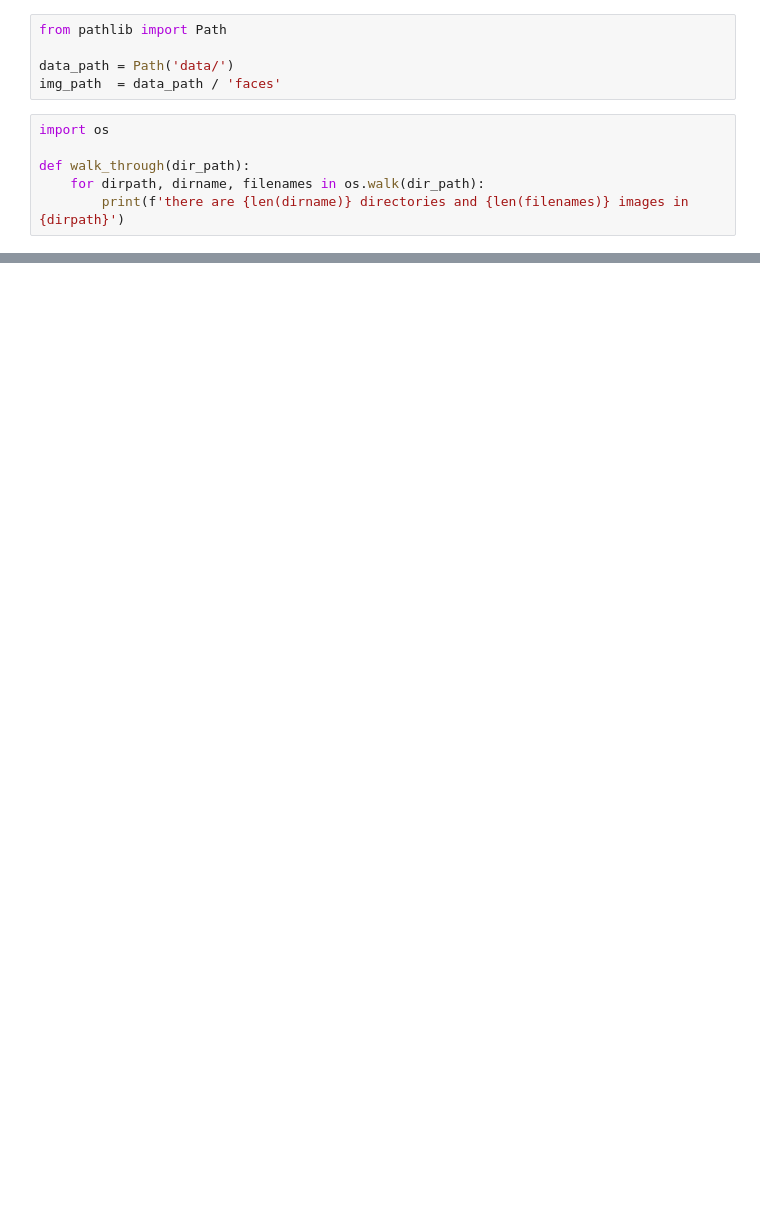
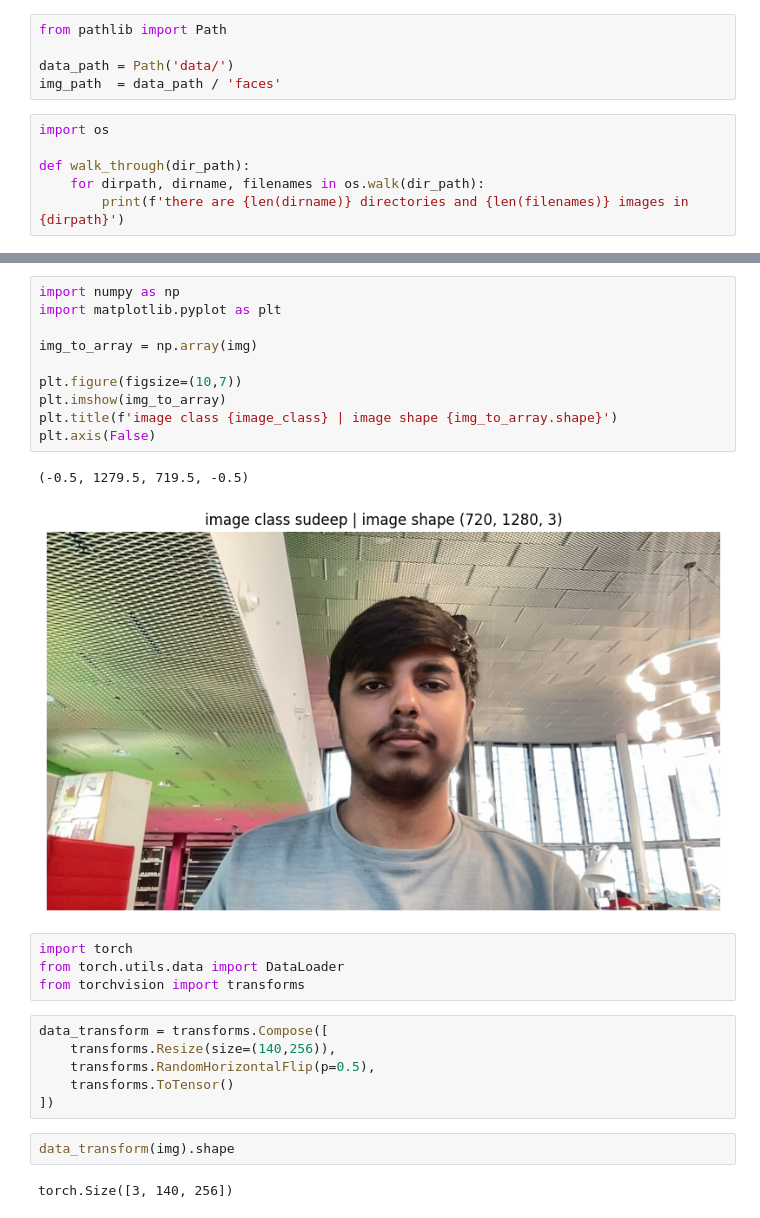
Before and after one commit to sudeep-sp/Face_Dectection_adv, a Jupyter notebook: face.ipynb, the cells around one changed output, grey strips where cells are left out. Drawn from its saved outputs; the diff is of its cells as text; blank space fills up the shorter version.

```diff
--- a/face.ipynb
+++ b/face.ipynb
@@ -27,0 +56,27 @@ import random
+# %%
+import numpy as np
+import matplotlib.pyplot as plt
+
+img_to_array = np.array(img)
+
+plt.figure(figsize=(10,7))
+plt.imshow(img_to_array)
+plt.title(f'image class {image_class} | image shape {img_to_array.shape}')
+plt.axis(False)
+# %% [output]
+(-0.5, 1279.5, 719.5, -0.5)
+[figure, added]
+# %%
+import torch
+from torch.utils.data import DataLoader
+from torchvision import transforms
+# %%
+data_transform = transforms.Compose([
+    transforms.Resize(size=(140,256)),
+    transforms.RandomHorizontalFlip(p=0.5),
+    transforms.ToTensor()
+])
+# %%
+data_transform(img).shape
+# %% [output]
+torch.Size([3, 140, 256])
```
Also changed, not shown: parts of 13 cells of this notebook.
